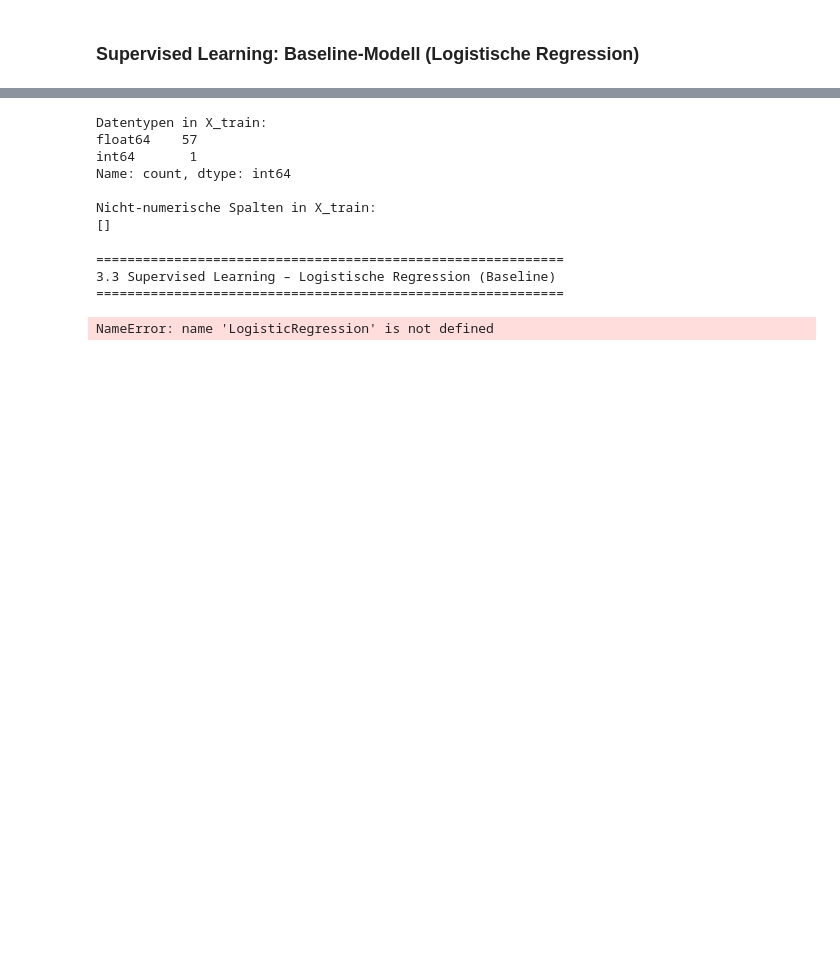
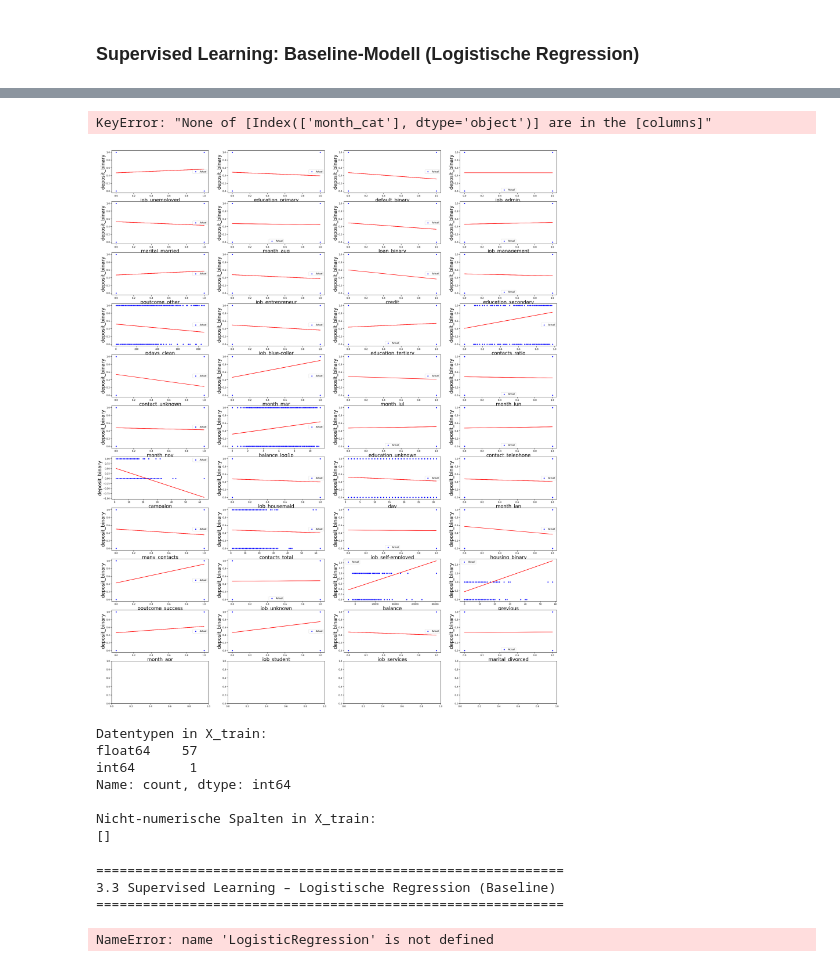
Before and after one commit to elias06-dev/pruefung_data_science-Gruppe_8, a Jupyter notebook: Notebook/notebook_pruefung copy.ipynb, the cells around one changed output, grey strips where cells are left out. Cells and saved outputs as stored; diff of their text form; code cells hidden in the pictures; blank space fills up the shorter version.

```diff
--- a/Notebook/notebook_pruefung copy.ipynb
+++ b/Notebook/notebook_pruefung copy.ipynb
@@ -1377,3 +1380,28 @@ Name: deposit, dtype: float64
+# %%
+def createLinearRegressionModel (X, y, split = False):
+    if split:
+        X_train, X_test, y_train, y_test = train_test_split(X, y, test_size=0.2, random_state=42)
+    else:
+        X_train, X_test, y_train, y_test = X, X, y, y
+
+    model = LinearRegression()
+    model.fit(X_train, y_train) # Erstellen des Regressionsmodells.
+    y_pred = model.predict(X_test) # Vorhersage mit Test-Daten
+
+    return (X_test, y_test, y_pred, model)
+
+sns.set_context("notebook", rc={"axes.labelsize": 24})
+fig, axes = plt.subplots(11, 4, figsize=(40, 50))  # 2 Reihen, 5 Spalten
+for i, f in enumerate (set (df_encoded.columns)-{'deposit_binary'}):
+    (x, y_actual, y_predicted, _) = createLinearRegressionModel (df_encoded[numeric_cols_scale][[f]], df_encoded["deposit_binary"]) # model mit _ weil nicht gebraucht
+    sns.scatterplot(x=x[f], y=y_actual, color='blue', label='Actual', ax=axes[i//4][i%4])
+    axes[i//4][i%4].plot(x, y_predicted, color='red', linewidth=2, label='Predicted')
+
+plt.tight_layout()  # Damit überlappen sich die Plots nicht
+plt.show()
+# %% [output]
+KeyError: "None of [Index(['month_cat'], dtype='object')] are in the [columns]"
+[figure, added]
 # %%
 print("Datentypen in X_train:")
 print(X_train.dtypes.value_counts())
```
Also changed, not shown: parts of 20 cells of this notebook.
